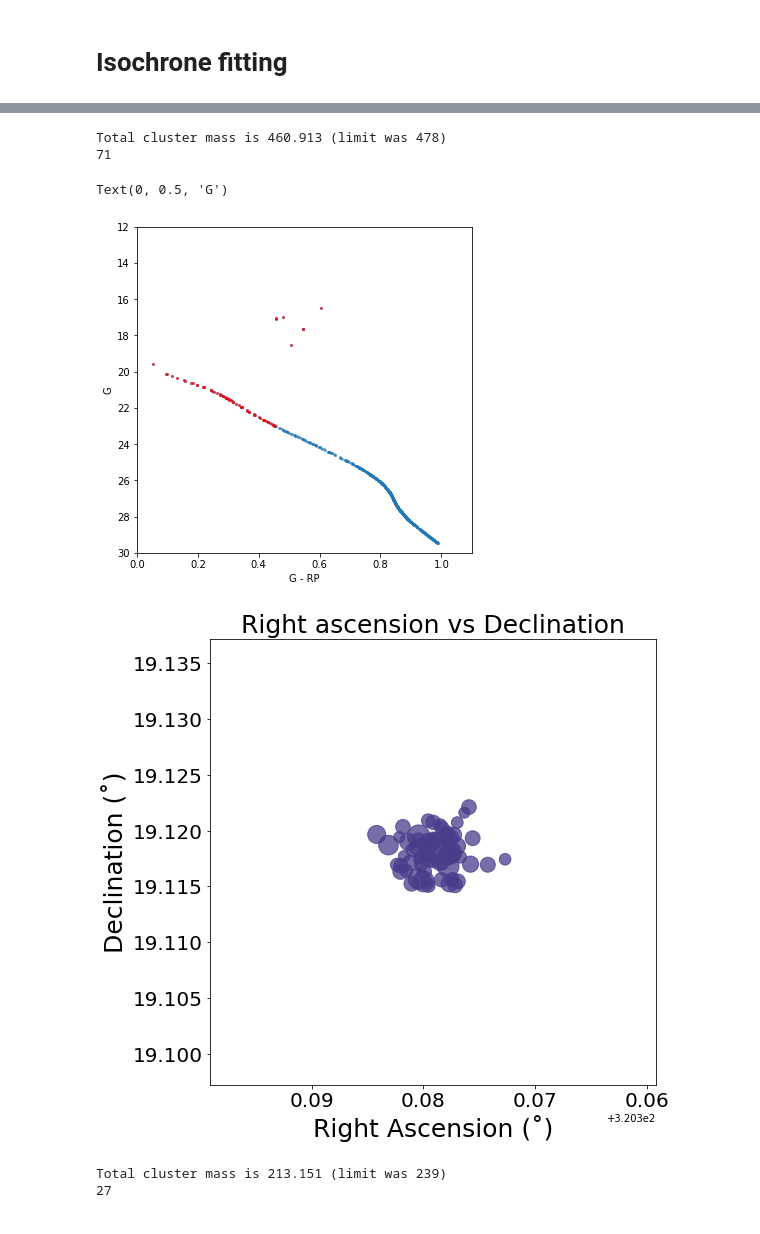
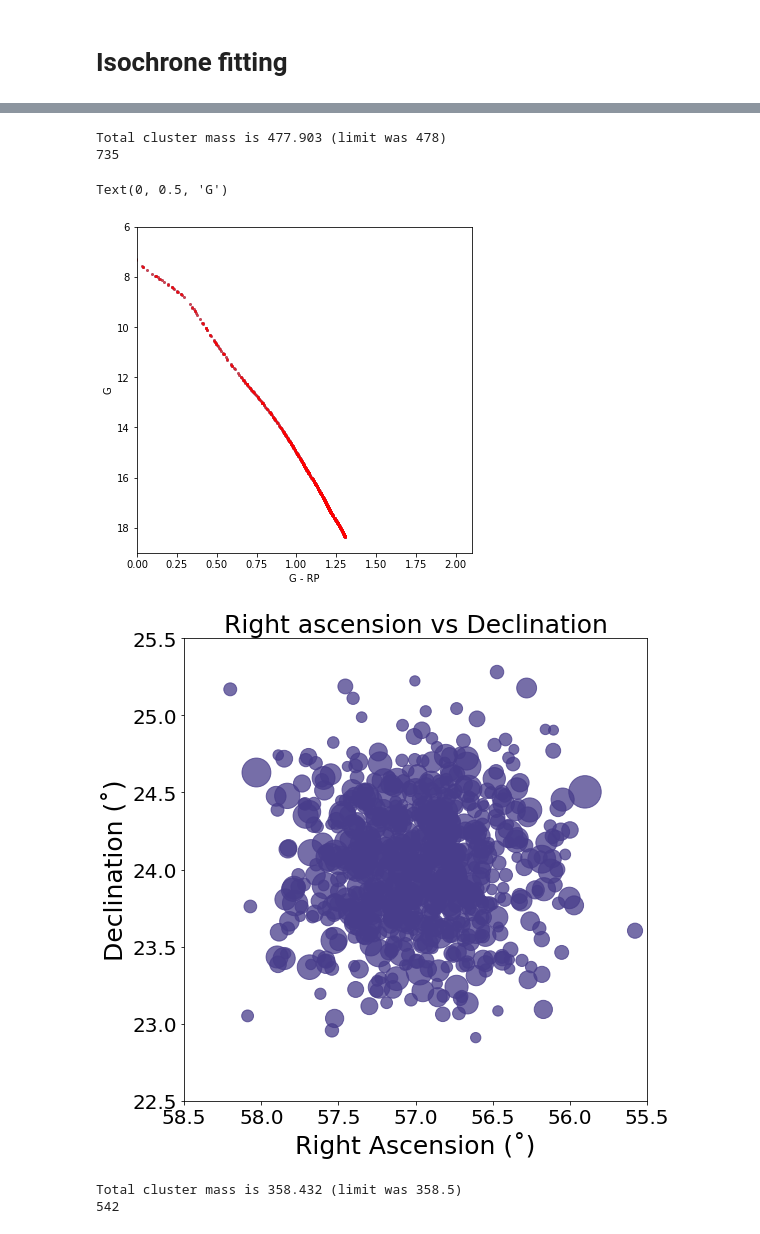
Before and after one commit to kevincovey/AATau, a Jupyter notebook: Kevin/notebooks/Pleiades_Subsample.ipynb, the cells around one changed output, grey strips where cells are left out. Cells and saved outputs as stored; diff of their text form; code cells hidden in the pictures.

```diff
--- a/Kevin/notebooks/Pleiades_Subsample.ipynb
+++ b/Kevin/notebooks/Pleiades_Subsample.ipynb
@@ -707,7 +703,7 @@ _ = Segue3_stream.plot(marker='o', lw=0, s=1., alpha=0.2)
 from scipy.interpolate import interp1d
 
 #define an isochrone consistent with Segue 3's properties
-iso = get_one_isochrone(age=Segue3_age, FeH=-1.7, output_option='photometry', output='UBVRIplus')
+iso = get_one_isochrone(age=Pleiades_age, FeH=Pleiades_feh, output_option='photometry', output='UBVRIplus')
 
 #now identify the magnitudes that correspond to this isochrone
 G_mag_interp = interp1d(iso['initial_mass'], iso['Gaia_G_EDR3'], bounds_error=False)
@@ -721,7 +717,7 @@ b'PK\x03\x04\x14\x00\x00\x00\x08\x00\xec\xac\tU?\xb1\xd6\n\xaa\xb8\x03\x00\xc0\x
 decompressing archive (type=zip)...done.
 # %%
 #make a set of stars comparable to the cluster stars
-cluster_masses = imf.make_cluster(Segue3_mass, massfunc='kroupa')
+cluster_masses = imf.make_cluster(Pleiades_mass, massfunc='kroupa')
 
 #check the total + ordering of cluster masses selected from the IMF.
 #total makes sense, and ordering doesn't appear to be strictly increasing or
@@ -735,12 +731,12 @@ cluster_Rp_mag = Rp_mag_interp(cluster_masses)
 
 #give the cluster stars actual ras and decs, consistent with the cluster's
 #core size
-cluster_ras = Segue3_ra.value*np.ones(len(cluster_masses)) + np.random.randn(len(cluster_masses))*Segue3_angular_radius
-cluster_decs = Segue3_dec.value*np.ones(len(cluster_masses)) + np.random.randn(len(cluster_masses))*Segue3_angular_radius
+cluster_ras = Pleiades_ra.value*np.ones(len(cluster_masses)) + np.random.randn(len(cluster_masses))*Pleiades_angular_radius
+cluster_decs = Pleiades_dec.value*np.ones(len(cluster_masses)) + np.random.randn(len(cluster_masses))*Pleiades_angular_radius
 
 #calculate the distance modulus that corresponds to the cluster's distance
-cluster_mg = cluster_G_mag + Segue3_distMod
-cluster_mrp = cluster_Rp_mag + Segue3_distMod
+cluster_mg = cluster_G_mag + Pleiades_distMod
+cluster_mrp = cluster_Rp_mag + Pleiades_distMod
 
 #save a detection limit for the cluster + tail stars
 detection_limit = 23
@@ -749,46 +745,46 @@ detection_limit = 23
 detectable_cluster_stars = np.argwhere(cluster_mg < detection_limit)
 print(len(detectable_cluster_stars))
 # %% [output]
-Total cluster mass is 460.913 (limit was 478)
-71
+Total cluster mass is 477.903 (limit was 478)
+735
 # %%
 fig, ax = plt.subplots(figsize=(6, 6))
 ax.scatter(cluster_mg - cluster_mrp, cluster_mg, alpha=0.5, s=4)
 ax.scatter(cluster_mg[detectable_cluster_stars] - cluster_mrp[detectable_cluster_stars], cluster_mg[detectable_cluster_stars], color = 'red', alpha=0.5, s=4)
-ax.set_xlim(0, 1.1)
-ax.set_ylim(30, 12)
+ax.set_xlim(0, 2.1)
+ax.set_ylim(19, 6)
 ax.set_xlabel('G - RP')
 ax.set_ylabel('G')
 # %% [output]
 Text(0, 0.5, 'G')
-[figure, old version]
+[figure, new version]
 # %%
 fig, axes = plt.subplots(1, 1, figsize=(8,8), sharex=True)
 
 axes.scatter(cluster_ras[detectable_cluster_stars],
              cluster_decs[detectable_cluster_stars],
              color = 'darkslateblue', marker='o',
-             s=(25-cluster_mg[detectable_cluster_stars])*60, alpha=0.75)
+             s=(20-cluster_mg[detectable_cluster_stars])*60, alpha=0.75)
 
 plt.axis('square')
 
 plt.title("Right ascension vs Declination", fontsize = 25)
 
 axes.set_xlabel(r'Right Ascension (˚)', fontsize = 25)
 axes.set_ylabel(r'Declination (˚)', fontsize = 25)
 axes.tick_params(axis='both', which='major', labelsize=20)
 
-plt.xlim(Segue3_ra.value+0.02, Segue3_ra.value-0.02)
-plt.ylim(Segue3_dec.value-0.02, Segue3_dec.value+0.02)
+plt.xlim(Pleiades_ra.value+1.5, Pleiades_ra.value-1.5)
+plt.ylim(Pleiades_dec.value-1.5, Pleiades_dec.value+1.5)
 
 fig.tight_layout()
 # %% [output]
-[figure, old version]
+[figure, new version]
 # %%
 ### set a variable that determines the total mass we want in the tails, as
 ### a ratio with the total cluster mass.
-tail_to_cluster_ratio = 0.5
-tail_mass = Segue3_mass * tail_to_cluster_ratio
+tail_to_cluster_ratio = 0.75
+tail_mass = Pleiades_mass * tail_to_cluster_ratio
 
 #now select stellar masses from a Kroupa IMF up to that mass limit
 tail_masses = imf.make_cluster(tail_mass, massfunc='kroupa')
@@ -799,18 +795,18 @@ tail_Rp_mag = Rp_mag_interp(tail_masses)
 
 #now randomly select the same number of stream particles
 tail_mask, = np.where(np.cumsum(tail_masses) < tail_mass.value)
-Segue3_stream_mask = np.random.choice(Segue3_stream.shape[0], size=len(tail_mask))
+Pleiades_stream_mask = np.random.choice(Pleiades_stream.shape[0], size=len(tail_mask))
 
 #now predict magnitudes for the tail particles
-tail_mg = tail_G_mag[tail_mask] + Segue3_stream_c.distance.distmod.value[Segue3_stream_mask]
-tail_mrp = tail_Rp_mag[tail_mask] + Segue3_stream_c.distance.distmod.value[Segue3_stream_mask]
+tail_mg = tail_G_mag[tail_mask] + Pleiades_stream_c.distance.distmod.value[Pleiades_stream_mask]
+tail_mrp = tail_Rp_mag[tail_mask] + Pleiades_stream_c.distance.distmod.value[Pleiades_stream_mask]
 
 #now select the detectable tail particles as those with G < 23
 detectable_tail_stars = np.argwhere(tail_mg < detection_limit)
 print(len(detectable_tail_stars))
 # %% [output]
-Total cluster mass is 213.151 (limit was 239)
-27
+Total cluster mass is 358.432 (limit was 358.5)
+542
 # %%
 fig, axes = plt.subplots(1, 1, figsize=(14,9), sharex=True)
 
```
Also changed, not shown: parts of 22 cells of this notebook.
